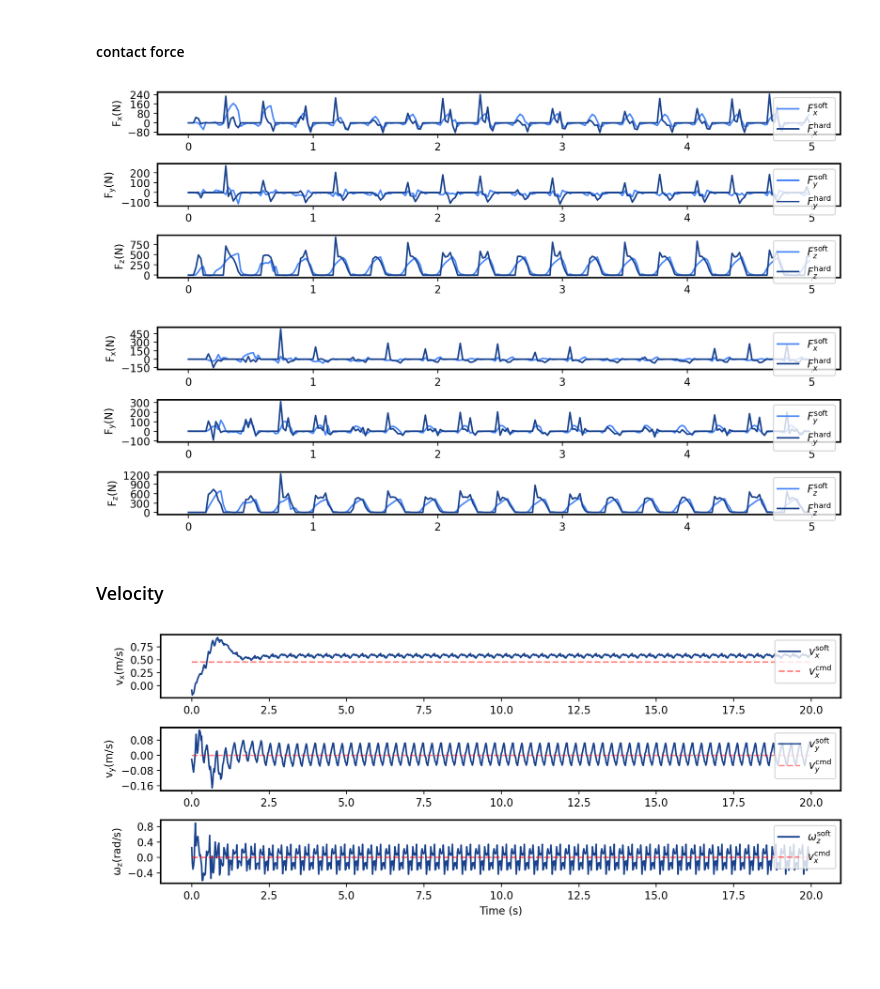
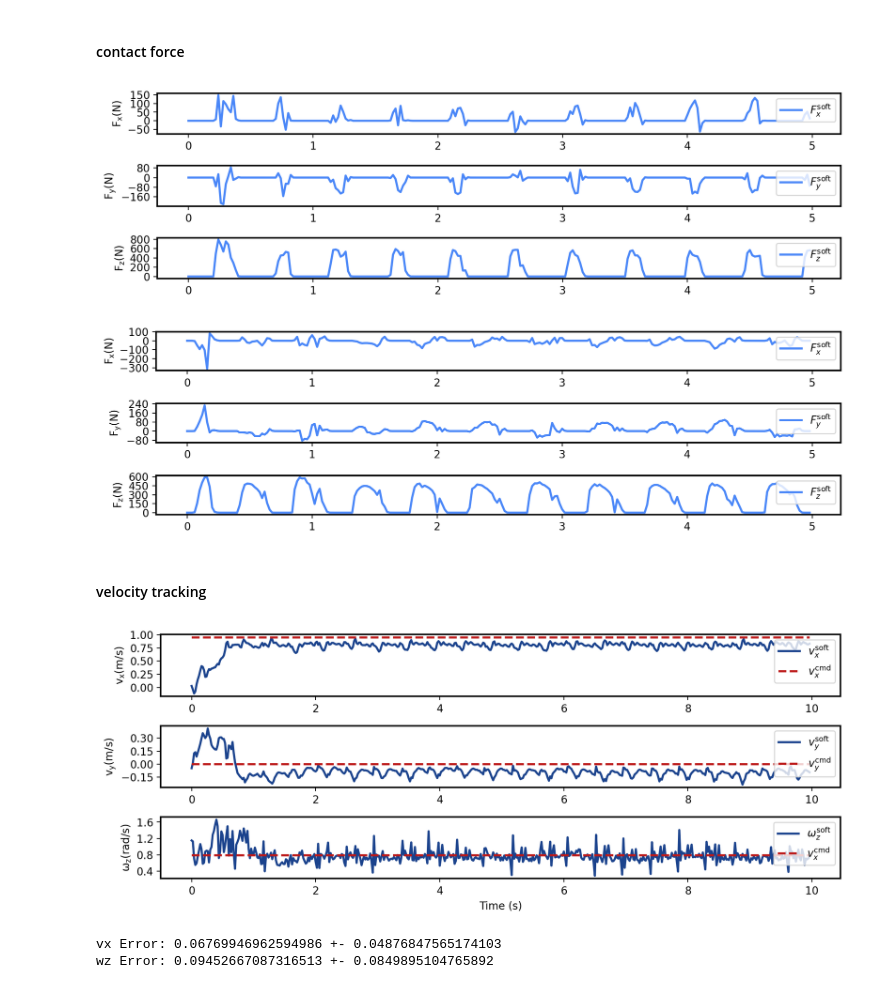
Before and after one commit to jnskkmhr/IsaacLab, a Jupyter notebook: scripts/reinforcement_learning/rsl_rl/plot.ipynb, the cells around one changed output. Cells and saved outputs as stored; diff of their text form; code cells hidden in the pictures; blank space fills up the shorter version.

```diff
--- a/scripts/reinforcement_learning/rsl_rl/plot.ipynb
+++ b/scripts/reinforcement_learning/rsl_rl/plot.ipynb
@@ -27,12 +27,13 @@ mpl.rcParams.update({
     "axes.linewidth": 1.5,
 
     # Lines
-    "lines.linewidth": 1.5,
+    "lines.linewidth": 2.0,
 })
 
 
 DATA_ROOT = Path(os.path.realpath('__file__')).parent.parent.parent.parent / "logs" / "rsl_rl/g1_flat_soft"
-data_dir = DATA_ROOT / "2025-10-30_18-59-17_g1_flat_soft" / "logs"
+# data_dir = DATA_ROOT / "2025-10-30_18-59-17_g1_flat_soft" / "logs"
+data_dir = DATA_ROOT / "2025-11-10_13-54-39_g1_flat_soft" / "logs"
 # %%
 base_lin_vel_idx = slice(0, 3)   # x, y, z
 base_ang_vel_idx = slice(3, 6)   # roll, pitch, yaw
@@ -79,18 +80,19 @@ contact_obs shape: (1, 1000, 12)
 # %% [markdown]
 ### Soft contact results
 # %%
-data_path = data_dir / "3d_rft_muint_015"
+muint = 0.9
+data_path = data_dir / f"3d_rft_muint_{muint}_v2"
 
 policy_obs_path = (data_path / "obs/obs.pkl").as_posix()
 contact_obs_path = (data_path / "contact/contact.pkl").as_posix()
 
 with open(policy_obs_path, "rb") as f:
     policy_obs = pickle.load(f)
-    policy_obs = np.array(policy_obs).squeeze(1)
+    policy_obs = np.array(policy_obs).squeeze(0)
 
 with open(contact_obs_path, "rb") as f:
     contact_obs = pickle.load(f)
-    contact_obs = np.array(contact_obs).squeeze(1)
+    contact_obs = np.array(contact_obs).squeeze(0)
 print(f"policy_obs shape: {policy_obs.shape}")
 print(f"contact_obs shape: {contact_obs.shape}")
 
@@ -126,62 +128,62 @@ colors = ["#1B438D", "#4A87F8"]
 # left force
 fig, axs = plt.subplots(3, 1, figsize=(10, 3))
 axs[0].plot(t[t_range], soft_contact_data["left_force"][ENV_ID, t_range, 0], label=r"$F_x^\text{soft}$", color=colors[1])
-axs[0].plot(t[t_range], hard_contact_data["left_force"][ENV_ID, t_range, 0], label=r"$F_x^\text{hard}$", color=colors[0])
+# axs[0].plot(t[t_range], hard_contact_data["left_force"][ENV_ID, t_range, 0], label=r"$F_x^\text{hard}$", color=colors[0])
 axs[0].legend(loc="upper right")
 axs[0].set_ylabel(r"$\mathrm{F_x} (\mathrm{N})$")
 axs[0].yaxis.set_major_locator(plt.MaxNLocator(5))
 # axs[0].set_ylim([-100, 250])
 
 axs[1].plot(t[t_range], soft_contact_data["left_force"][ENV_ID, t_range, 1], label=r"$F_y^\text{soft}$", color=colors[1])
-axs[1].plot(t[t_range], hard_contact_data["left_force"][ENV_ID, t_range, 1], label=r"$F_y^\text{hard}$", color=colors[0])
+# axs[1].plot(t[t_range], hard_contact_data["left_force"][ENV_ID, t_range, 1], label=r"$F_y^\text{hard}$", color=colors[0])
 axs[1].legend(loc="upper right")
 axs[1].set_ylabel(r"$\mathrm{F_y} (\mathrm{N})$")
 axs[1].yaxis.set_major_locator(plt.MaxNLocator(5))
 
 axs[2].plot(t[t_range], soft_contact_data["left_force"][ENV_ID, t_range, 2], label=r"$F_z^\text{soft}$", color=colors[1])
-axs[2].plot(t[t_range], hard_contact_data["left_force"][ENV_ID, t_range, 2], label=r"$F_z^\text{hard}$", color=colors[0])
+# axs[2].plot(t[t_range], hard_contact_data["left_force"][ENV_ID, t_range, 2], label=r"$F_z^\text{hard}$", color=colors[0])
 axs[2].legend(loc="upper right")
 axs[2].set_ylabel(r"$\mathrm{F_z} (\mathrm{N})$")
 axs[2].yaxis.set_major_locator(plt.MaxNLocator(5))
 
 fig.tight_layout()
-plt.savefig("left_force.pdf")
+# plt.savefig("left_force.pdf")
 plt.show()
 
 # right force
 fig, axs = plt.subplots(3, 1, figsize=(10, 3))
 axs[0].plot(t[t_range], soft_contact_data["right_force"][ENV_ID, t_range, 0], label=r"$F_x^\text{soft}$", color=colors[1])
-axs[0].plot(t[t_range], hard_contact_data["right_force"][ENV_ID, t_range, 0], label=r"$F_x^\text{hard}$", color=colors[0])
+# axs[0].plot(t[t_range], hard_contact_data["right_force"][ENV_ID, t_range, 0], label=r"$F_x^\text{hard}$", color=colors[0])
 axs[0].legend(loc="upper right")
 axs[0].set_ylabel(r"$\mathrm{F_x} (\mathrm{N})$")
 axs[0].yaxis.set_major_locator(plt.MaxNLocator(5))
 # axs[0].set_ylim([-100, 250])
 
 axs[1].plot(t[t_range], soft_contact_data["right_force"][ENV_ID, t_range, 1], label=r"$F_y^\text{soft}$", color=colors[1])
-axs[1].plot(t[t_range], hard_contact_data["right_force"][ENV_ID, t_range, 1], label=r"$F_y^\text{hard}$", color=colors[0])
+# axs[1].plot(t[t_range], hard_contact_data["right_force"][ENV_ID, t_range, 1], label=r"$F_y^\text{hard}$", color=colors[0])
 axs[1].legend(loc="upper right")
 axs[1].set_ylabel(r"$\mathrm{F_y} (\mathrm{N})$")
 axs[1].yaxis.set_major_locator(plt.MaxNLocator(5))
 
 axs[2].plot(t[t_range], soft_contact_data["right_force"][ENV_ID, t_range, 2], label=r"$F_z^\text{soft}$", color=colors[1])
-axs[2].plot(t[t_range], hard_contact_data["right_force"][ENV_ID, t_range, 2], label=r"$F_z^\text{hard}$", color=colors[0])
+# axs[2].plot(t[t_range], hard_contact_data["right_force"][ENV_ID, t_range, 2], label=r"$F_z^\text{hard}$", color=colors[0])
 axs[2].legend(loc="upper right")
 axs[2].set_ylabel(r"$\mathrm{F_z} (\mathrm{N})$")
 axs[2].yaxis.set_major_locator(plt.MaxNLocator(5))
 
 fig.tight_layout()
 plt.savefig("right_force.pdf")
 plt.show()
 # %% [output]
-[figure, old version]
+[figure, new version]
-[figure, old version]
+[figure, new version]
 # %% [markdown]
-### Velocity
+#### velocity tracking
 # %%
-ENV_ID = 0
+ENV_ID = np.random.randint(0, soft_contact_data["base_lin_vel"].shape[0])
 t = 1/50 * np.arange(0, 1000)
-t_range = slice(0, 999)
-colors = ["#1B438D", "#3C7FFD"]
+t_range = slice(0, 499)
+colors = ["#1B438D", "#3C7FFD", "#BD1A1A"]
 
 
 fig, axs = plt.subplots(3, 1, figsize=(10, 4))
@@ -191,7 +193,7 @@ ax = axs[0]
 ax.plot(t[t_range], soft_contact_data["base_lin_vel"][ENV_ID, t_range, 0], label=r"$v_x^\text{soft}$", color=colors[0])
 # ax.plot(t[t_range], hard_contact_data["base_lin_vel"][ENV_ID, t_range, 0], label=r"$v_x^\text{hard}$", color=colors[1])
 # axs.plot(t[t_range], hard_contact_data["velocity_commands"][ENV_ID, t_range, 0], '--', label=r"$v_x^\text{cmd}$", color="#126D1E")
-ax.plot(t[t_range], soft_contact_data["velocity_commands"][ENV_ID, t_range, 0], '--', label=r"$v_x^\text{cmd}$", color='r', alpha=0.5)
+ax.plot(t[t_range], soft_contact_data["velocity_commands"][ENV_ID, t_range, 0], '--', label=r"$v_x^\text{cmd}$", color=colors[2])
 ax.legend(loc="upper right")
 # ax.set_xlabel("Time (s)")
 ax.set_ylabel(r"$\mathrm{v_x} (\mathrm{m/s})$")
@@ -201,7 +203,7 @@ ax.yaxis.set_major_locator(plt.MaxNLocator(5))
 # vy
 ax = axs[1]
 ax.plot(t[t_range], soft_contact_data["base_lin_vel"][ENV_ID, t_range, 1], label=r"$v_y^\text{soft}$", color=colors[0])
-ax.plot(t[t_range], soft_contact_data["velocity_commands"][ENV_ID, t_range, 1], '--', label=r"$v_y^\text{cmd}$", color='r', alpha=0.5)
+ax.plot(t[t_range], soft_contact_data["velocity_commands"][ENV_ID, t_range, 1], '--', label=r"$v_y^\text{cmd}$", color=colors[2])
 # axs.plot(t[t_range], hard_contact_data["base_lin_vel"][ENV_ID, t_range, 1], label=r"$v_y^\text{hard}$", color=colors[0])
 # axs.plot(t[t_range], hard_contact_data["velocity_commands"][ENV_ID, t_range, 1], '--', label=r"$v_y^\text{cmd}$", color="#126D1E")
 ax.legend(loc="upper right")
@@ -212,7 +214,7 @@ ax.yaxis.set_major_locator(plt.MaxNLocator(5))
 # wz
 ax = axs[2]
 ax.plot(t[t_range], soft_contact_data["base_ang_vel"][ENV_ID, t_range, 2], label=r"$\omega_z^\text{soft}$", color=colors[0])
-ax.plot(t[t_range], soft_contact_data["velocity_commands"][ENV_ID, t_range, 2], '--', label=r"$v_x^\text{cmd}$", color='r', alpha=0.5)
+ax.plot(t[t_range], soft_contact_data["velocity_commands"][ENV_ID, t_range, 2], '--', label=r"$v_x^\text{cmd}$", color=colors[2])
 # ax.plot(t[t_range], hard_contact_data["base_ang_vel"][ENV_ID, t_range, 2], label=r"$\omega_z^\text{hard}$", color=colors[1])
 # ax.plot(t[t_range], hard_contact_data["velocity_commands"][ENV_ID, t_range, 2], '--', label=r"$\omega_z^\text{cmd}$", color="#126D1E")
 ax.legend(loc="upper right")
@@ -223,4 +225,20 @@ ax.yaxis.set_major_locator(plt.MaxNLocator(5))
 fig.tight_layout()
 plt.show()
 # %% [output]
-[figure, old version]
+[figure, new version]
+# %%
+t_range = slice(200, 900)
+
+vx_err = np.abs(soft_contact_data["base_lin_vel"][:, t_range, 0] - soft_contact_data["velocity_commands"][:, t_range, 0])
+vx_err_mean = vx_err.mean()
+vx_err_std = vx_err.std()
+
+wz_err = np.abs(soft_contact_data["base_ang_vel"][:, t_range, 2] - soft_contact_data["velocity_commands"][:, t_range, 2])
+wz_err_mean = wz_err.mean()
+wz_err_std = wz_err.std()
+
+print(f"vx Error: {vx_err_mean} +- {vx_err_std}")
+print(f"wz Error: {wz_err_mean} +- {wz_err_std}")
+# %% [output]
+vx Error: 0.06769946962594986 +- 0.04876847565174103
+wz Error: 0.09452667087316513 +- 0.0849895104765892
```
Also changed, not shown: parts of 4 cells of this notebook, 38 other files.
